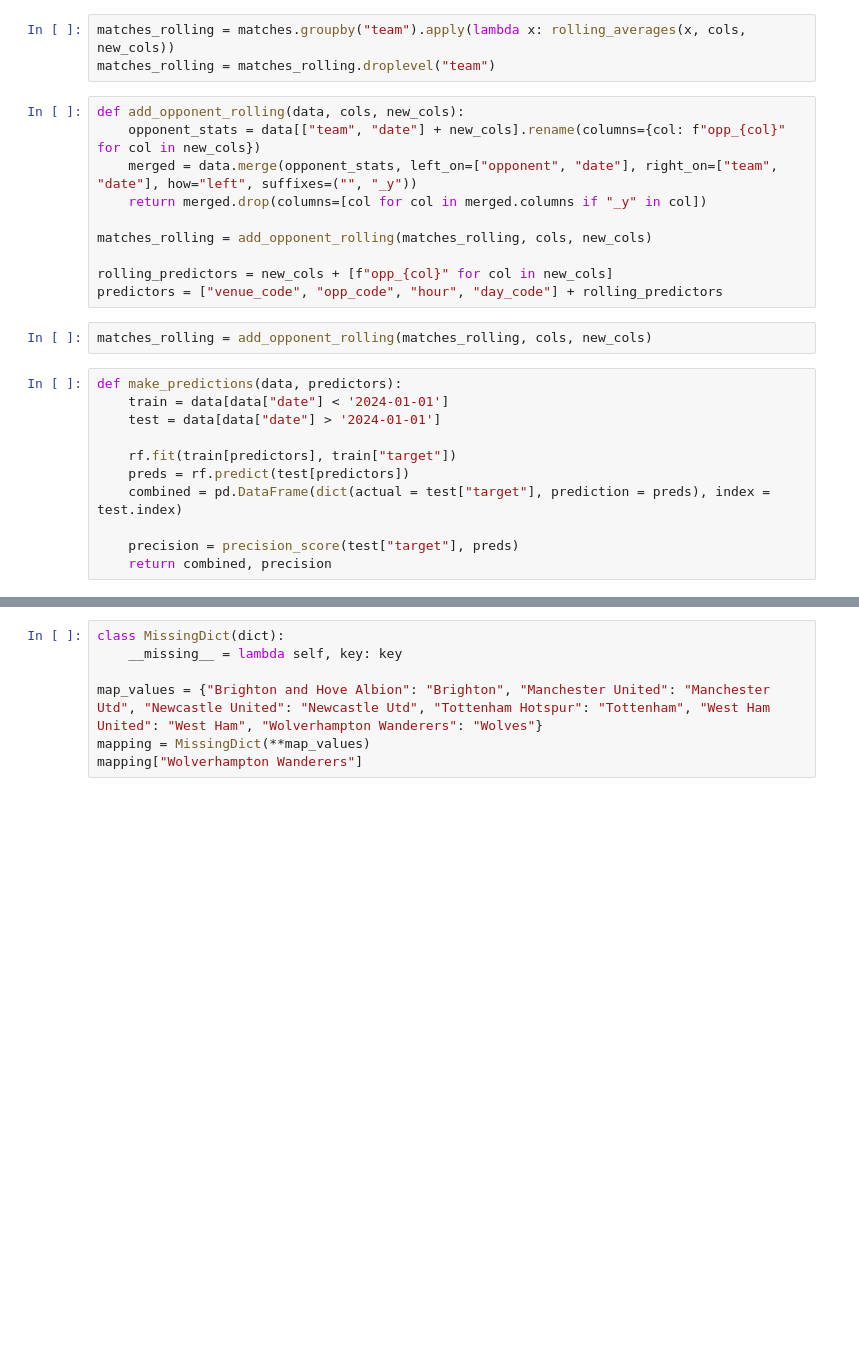
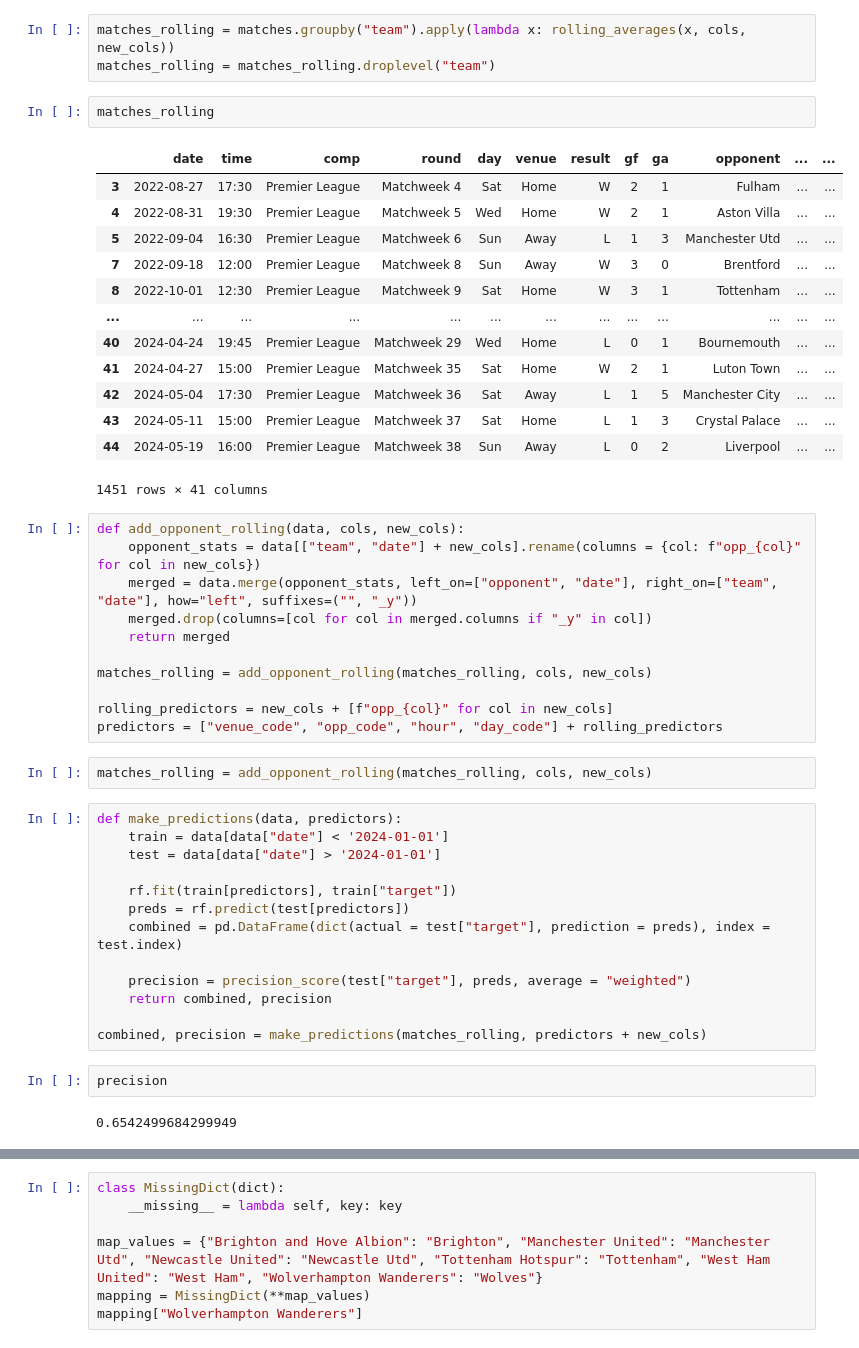
Before and after one commit to adamfarahh/Premier-League-Match-Predictor, a Jupyter notebook: prediction.ipynb, the cells around one changed output, grey strips where cells are left out. Saved outputs shown, nothing was run; the diff lists cells and outputs as text; blank space fills up the shorter version.

```diff
--- a/prediction.ipynb
+++ b/prediction.ipynb
@@ -212,11 +210,28 @@ rolling_averages(group, cols, new_cols)
 # %%
 matches_rolling = matches.groupby("team").apply(lambda x: rolling_averages(x, cols, new_cols))
 matches_rolling = matches_rolling.droplevel("team")
+# %%
+matches_rolling
+# %% [output]
+|  | date | time | comp | round | day | venue | result | gf | ga | opponent | ... | ... |
+| 3 | 2022-08-27 | 17:30 | Premier League | Matchweek 4 | Sat | Home | W | 2 | 1 | Fulham | ... | ... |
+| 4 | 2022-08-31 | 19:30 | Premier League | Matchweek 5 | Wed | Home | W | 2 | 1 | Aston Villa | ... | ... |
+| 5 | 2022-09-04 | 16:30 | Premier League | Matchweek 6 | Sun | Away | L | 1 | 3 | Manchester Utd | ... | ... |
+| 7 | 2022-09-18 | 12:00 | Premier League | Matchweek 8 | Sun | Away | W | 3 | 0 | Brentford | ... | ... |
+| 8 | 2022-10-01 | 12:30 | Premier League | Matchweek 9 | Sat | Home | W | 3 | 1 | Tottenham | ... | ... |
+| ... | ... | ... | ... | ... | ... | ... | ... | ... | ... | ... | ... | ... |
+| 40 | 2024-04-24 | 19:45 | Premier League | Matchweek 29 | Wed | Home | L | 0 | 1 | Bournemouth | ... | ... |
+| 41 | 2024-04-27 | 15:00 | Premier League | Matchweek 35 | Sat | Home | W | 2 | 1 | Luton Town | ... | ... |
+| 42 | 2024-05-04 | 17:30 | Premier League | Matchweek 36 | Sat | Away | L | 1 | 5 | Manchester City | ... | ... |
+| 43 | 2024-05-11 | 15:00 | Premier League | Matchweek 37 | Sat | Home | L | 1 | 3 | Crystal Palace | ... | ... |
+| 44 | 2024-05-19 | 16:00 | Premier League | Matchweek 38 | Sun | Away | L | 0 | 2 | Liverpool | ... | ... |
+1451 rows × 41 columns
 # %%
 def add_opponent_rolling(data, cols, new_cols):
-    opponent_stats = data[["team", "date"] + new_cols].rename(columns={col: f"opp_{col}" for col in new_cols})
+    opponent_stats = data[["team", "date"] + new_cols].rename(columns = {col: f"opp_{col}" for col in new_cols})
     merged = data.merge(opponent_stats, left_on=["opponent", "date"], right_on=["team", "date"], how="left", suffixes=("", "_y"))
-    return merged.drop(columns=[col for col in merged.columns if "_y" in col])
+    merged.drop(columns=[col for col in merged.columns if "_y" in col])
+    return merged
 
 matches_rolling = add_opponent_rolling(matches_rolling, cols, new_cols)
 
@@ -233,8 +248,14 @@ def make_predictions(data, predictors):
     preds = rf.predict(test[predictors])
     combined = pd.DataFrame(dict(actual = test["target"], prediction = preds), index = test.index)
 
-    precision = precision_score(test["target"], preds)
+    precision = precision_score(test["target"], preds, average = "weighted")
     return combined, precision
+
+combined, precision = make_predictions(matches_rolling, predictors + new_cols)
+# %%
+precision
+# %% [output]
+0.6542499684299949
 # %%
 matches_rolling
 # %% [output]
```
Also changed, not shown: parts of 12 cells of this notebook.
